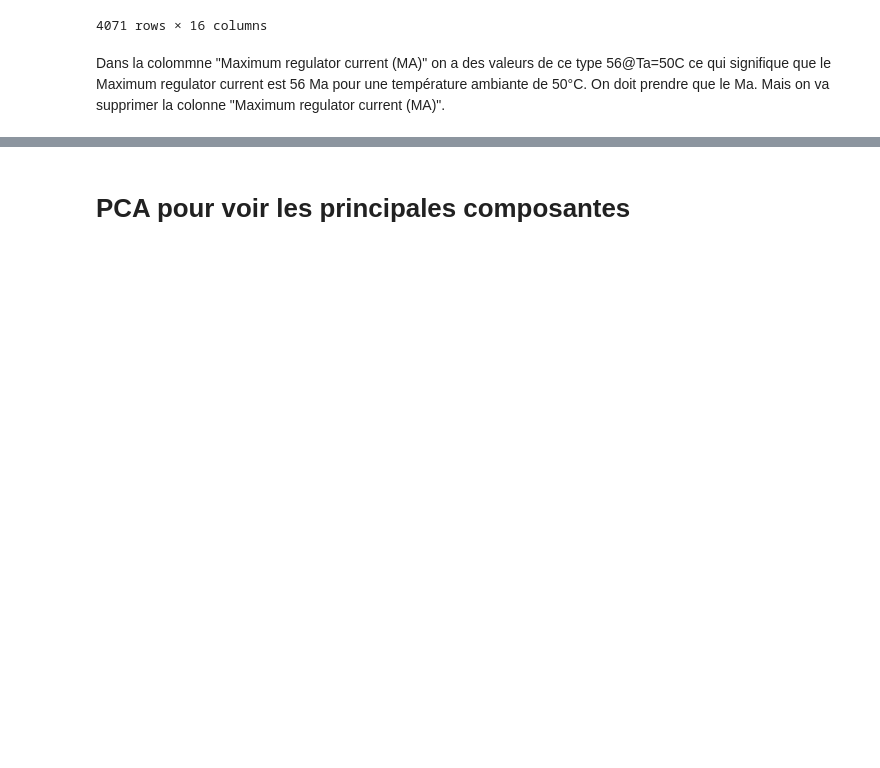
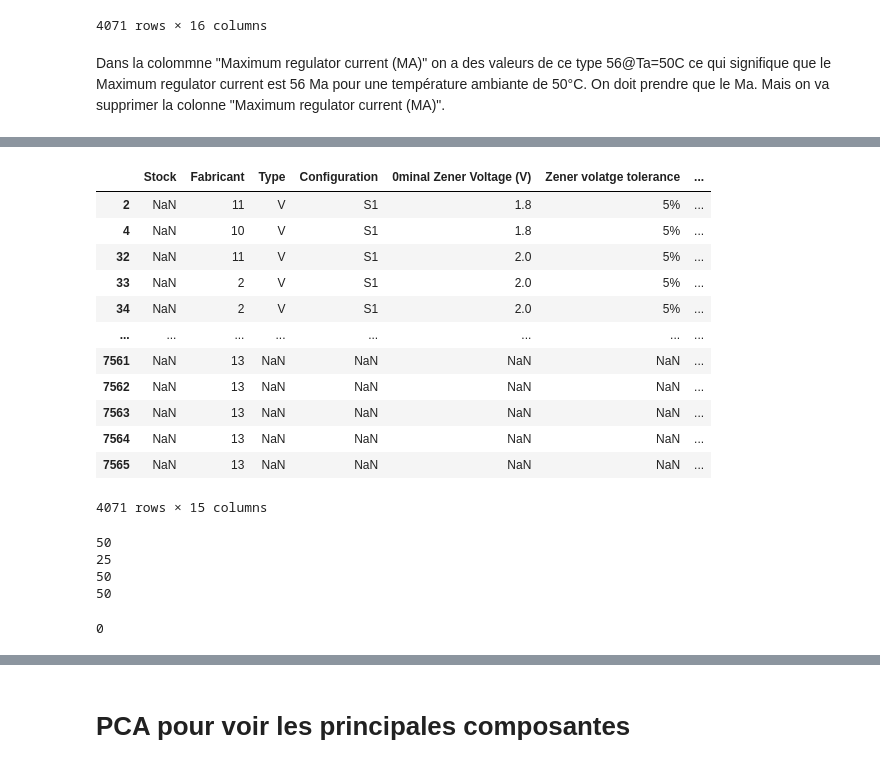
Before and after one commit to coupsim/PSYN_SC_AL, a Jupyter notebook: PSYN.ipynb, the cells around one changed output, grey strips where cells are left out. Cells and saved outputs as stored; diff of their text form; code cells hidden in the pictures; blank space fills up the shorter version.

Commit message:
Ajout de colonne

```diff
--- a/PSYN.ipynb
+++ b/PSYN.ipynb
@@ -171,0 +166,17 @@ df_train_ss_mrc
+# %%
+df_train_ss_ref = df_train.drop(columns=['Reference ZENER'])
+df_train_ss_ref
+# %% [output]
+|  | Stock | Fabricant | Type | Configuration | 0minal Zener Voltage (V) | Zener volatge tolerance | ... |
+| 2 | NaN | 11 | V | S1 | 1.8 | 5% | ... |
+| 4 | NaN | 10 | V | S1 | 1.8 | 5% | ... |
+| 32 | NaN | 11 | V | S1 | 2.0 | 5% | ... |
+| 33 | NaN | 2 | V | S1 | 2.0 | 5% | ... |
+| 34 | NaN | 2 | V | S1 | 2.0 | 5% | ... |
+| ... | ... | ... | ... | ... | ... | ... | ... |
+| 7561 | NaN | 13 | NaN | NaN | NaN | NaN | ... |
+| 7562 | NaN | 13 | NaN | NaN | NaN | NaN | ... |
+| 7563 | NaN | 13 | NaN | NaN | NaN | NaN | ... |
+| 7564 | NaN | 13 | NaN | NaN | NaN | NaN | ... |
+| 7565 | NaN | 13 | NaN | NaN | NaN | NaN | ... |
+4071 rows × 15 columns
@@ -171,0 +201,26 @@ df_train_ss_mrc
+# %%
+#test
+# Cas de test
+print(extract_temperature_after_at("83@Ta=50C"))  # Résultat attendu : 50
+print(extract_temperature_after_at("162@Ta=25C"))  # Résultat attendu : 25
+print(extract_temperature_after_at("83 @Ta=50C"))  # Résultat attendu : 50 (avec un espace avant @)
+print(extract_temperature_after_at("83@ Ta=50C"))  # Résultat attendu : 50 (avec un espace après @)
+# %% [output]
+50
+25
+50
+50
+# %%
+# Mise à jour des colonnes
+df_train_ss_ref["Maximum regulator current (MA)"] = df_train_ss_ref["Maximum regulator current (MA)"].apply(extract_current_before_at)
+
+df_train_ss_ref["Maximum Regulator Current @ Ta (mA)"] = df_train_ss_ref["Maximum regulator current (MA)"].apply(extract_temperature_after_at)
+# Réorganiser les colonnes pour placer la nouvelle colonne juste après "Maximum regulator current (MA)"
+columns = list(df_train_ss_ref.columns)  # Liste des colonnes
+index = columns.index("Maximum regulator current (MA)")  # Trouver l'index de la colonne cible
+
+# Réorganiser les colonnes pour insérer après
+columns.insert(index + 1, columns.pop(columns.index("Maximum Regulator Current @ Ta (mA)")))
+df_train_ss_ref = df_train_ss_ref[columns]
+# %% [output]
+0
```
Also changed, not shown: parts of 14 cells of this notebook.
